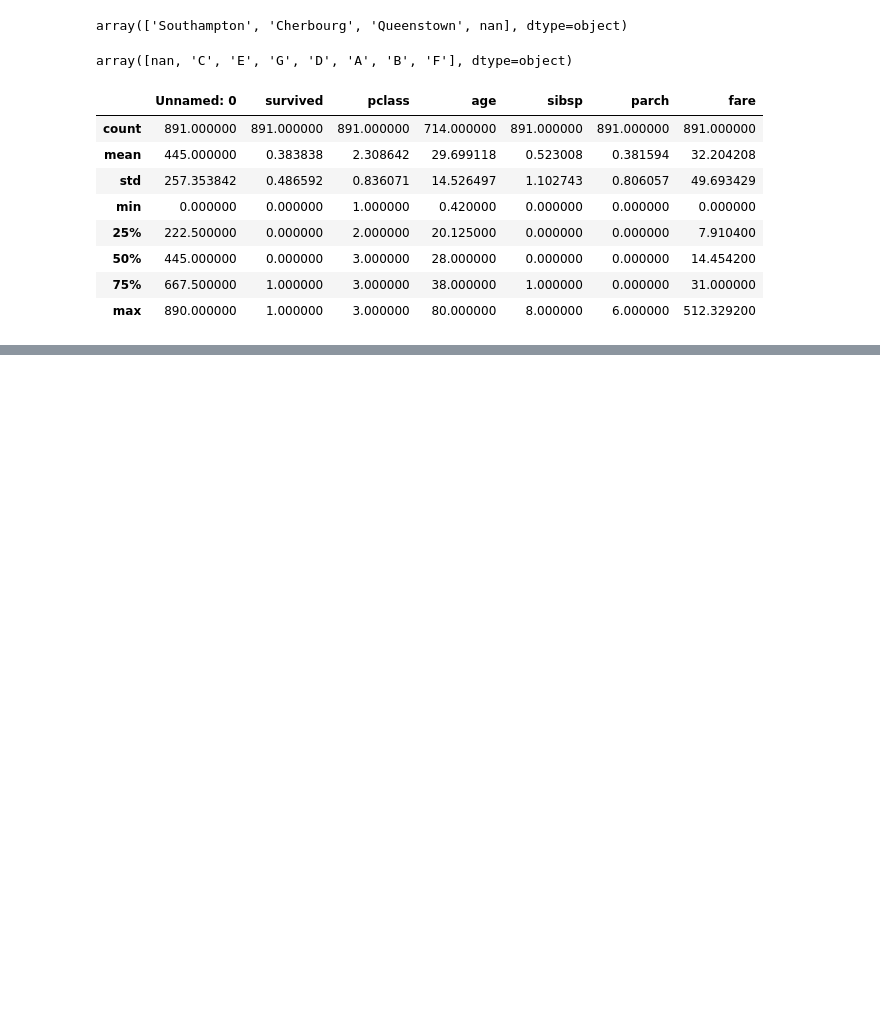
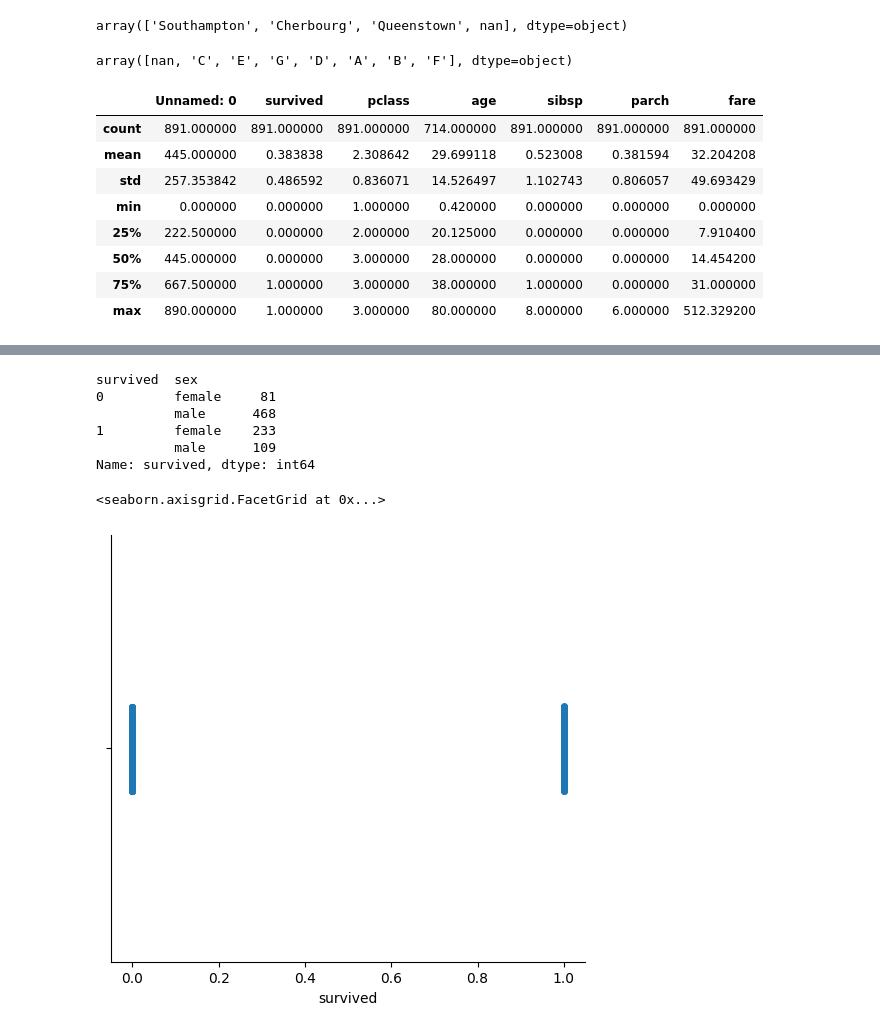
Before and after one commit to Lajwantiharani/Python, a Jupyter notebook: pandass.ipynb, the cells around one changed output, grey strips where cells are left out. Cells and saved outputs as stored; diff of their text form; code cells hidden in the pictures; blank space fills up the shorter version.

```diff
--- a/pandass.ipynb
+++ b/pandass.ipynb
@@ -121,4 +121,4 @@ df.describe()
 | 75% | 667.500000 | 1.000000 | 3.000000 | 38.000000 | 1.000000 | 0.000000 | 31.000000 |
 | max | 890.000000 | 1.000000 | 3.000000 | 80.000000 | 8.000000 | 6.000000 | 512.329200 |
 # %%
-df.drop(columns='Unnamed: 0')
+df = df.drop(columns='Unnamed: 0')
@@ -138,0 +165,14 @@ df.drop(columns='Unnamed: 0')
+# %%
+df.groupby(["survived","sex"])['survived'].count()
+# %% [output]
+survived  sex
+0         female     81
+          male      468
+1         female    233
+          male      109
+Name: survived, dtype: int64
+# %%
+sns.catplot(x="survived", data=df)
+# %% [output]
+<seaborn.axisgrid.FacetGrid at 0x...>
+[figure, added]
```
Also changed, not shown: parts of 4 cells of this notebook.
